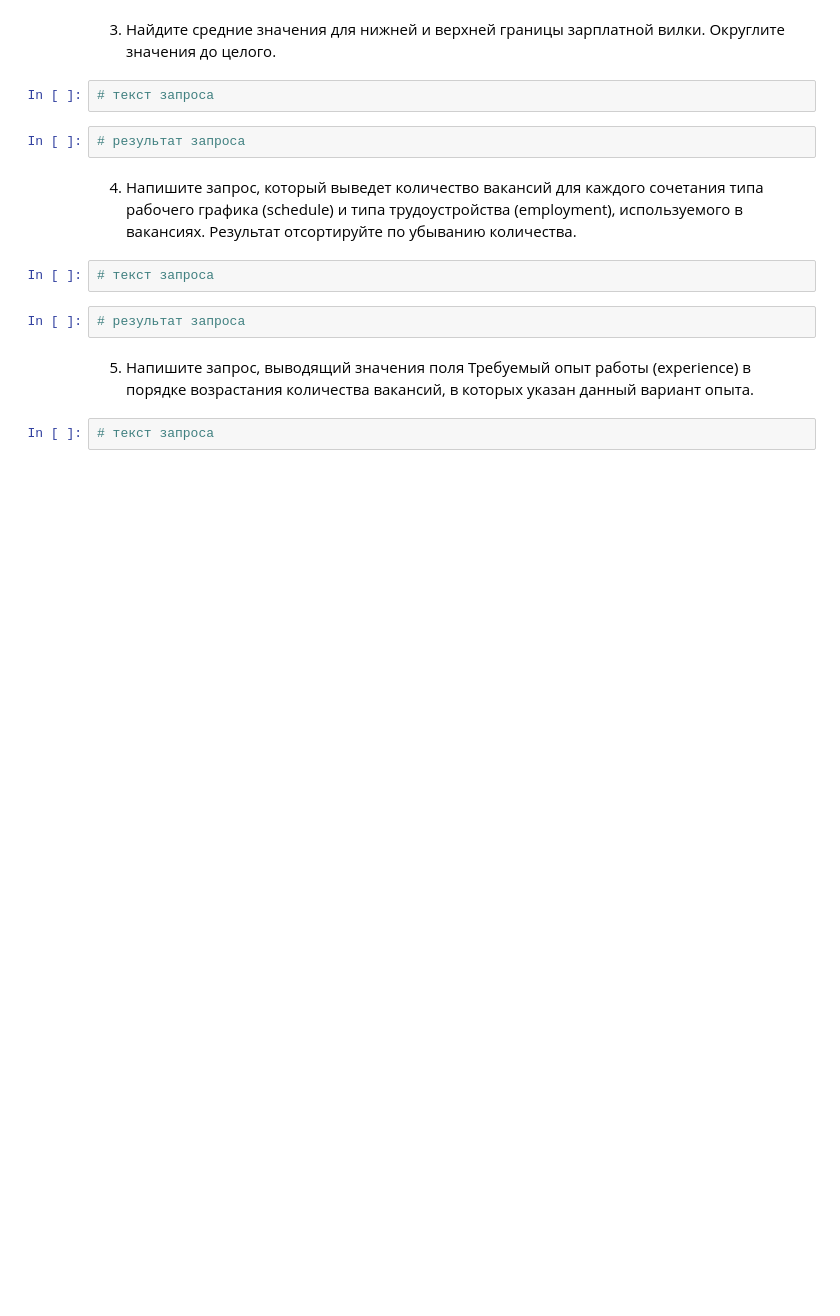
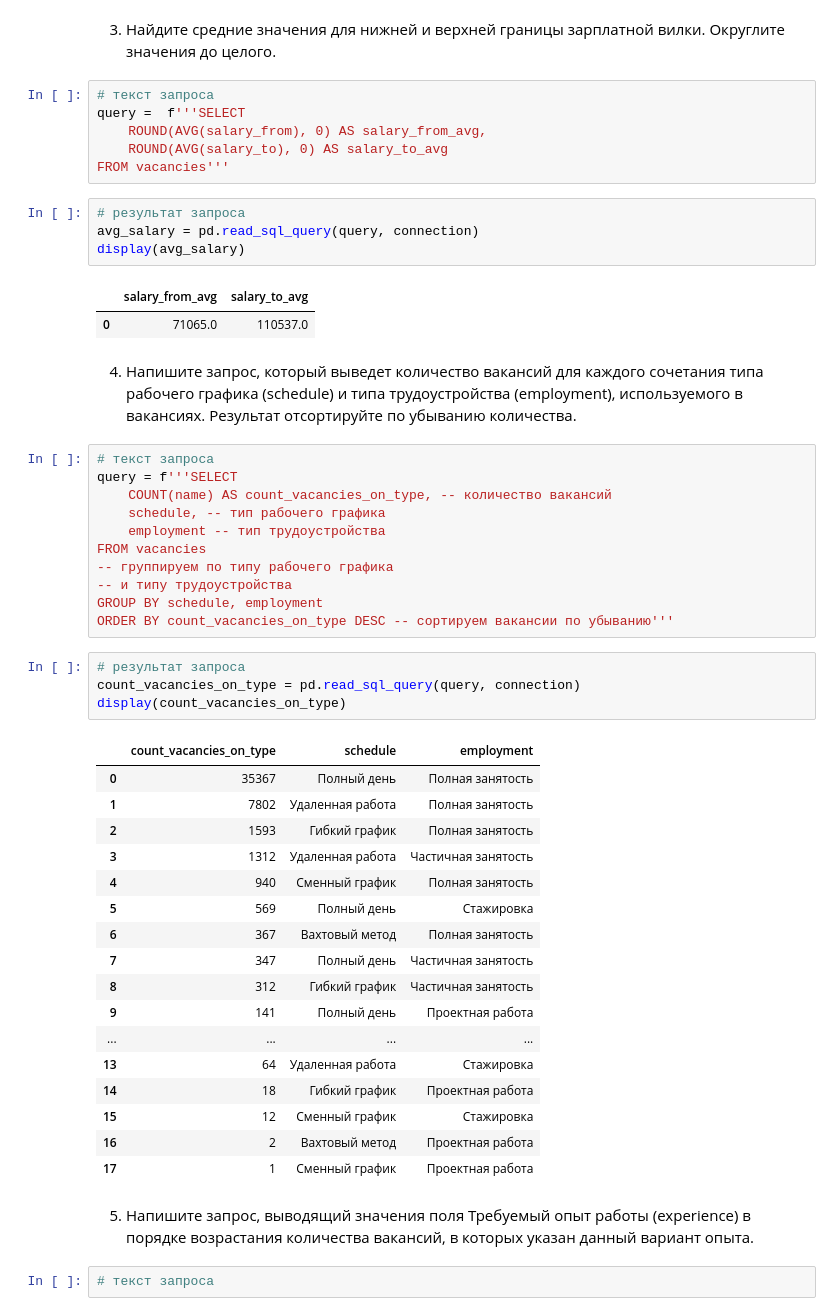
Before and after one commit to vokhmianin-da/Project2_HH_analysis, a Jupyter notebook: Project_2_Notebook.ipynb, the cells around one changed output. Drawn from its saved outputs; the diff is of its cells as text; blank space fills up the shorter version.

Commit message:
4. Детальный анализ вакансий есть, без вывода

```diff
--- a/Project_2_Notebook.ipynb
+++ b/Project_2_Notebook.ipynb
@@ -109,14 +138,52 @@ display(num_industries)
 3. Найдите средние значения для нижней и верхней границы зарплатной вилки. Округлите значения до целого.
 # %%
 # текст запроса
+query =  f'''SELECT
+    ROUND(AVG(salary_from), 0) AS salary_from_avg,
+    ROUND(AVG(salary_to), 0) AS salary_to_avg
+FROM vacancies'''
 # %%
 # результат запроса
+avg_salary = pd.read_sql_query(query, connection)
+display(avg_salary)
+# %% [output]
+|  | salary_from_avg | salary_to_avg |
+| 0 | 71065.0 | 110537.0 |
 # %% [markdown]
 4. Напишите запрос, который выведет количество вакансий для каждого сочетания типа рабочего графика (schedule) и типа трудоустройства (employment), используемого в вакансиях. Результат отсортируйте по убыванию количества.
 # %%
 # текст запроса
+query = f'''SELECT
+    COUNT(name) AS count_vacancies_on_type, -- количество вакансий
+    schedule, -- тип рабочего графика
+    employment -- тип трудоустройства
+FROM vacancies
+-- группируем по типу рабочего графика
+-- и типу трудоустройства
+GROUP BY schedule, employment
+ORDER BY count_vacancies_on_type DESC -- сортируем вакансии по убыванию'''
 # %%
 # результат запроса
+count_vacancies_on_type = pd.read_sql_query(query, connection)
+display(count_vacancies_on_type)
+# %% [output]
+|  | count_vacancies_on_type | schedule | employment |
+| 0 | 35367 | Полный день | Полная занятость |
+| 1 | 7802 | Удаленная работа | Полная занятость |
+| 2 | 1593 | Гибкий график | Полная занятость |
+| 3 | 1312 | Удаленная работа | Частичная занятость |
+| 4 | 940 | Сменный график | Полная занятость |
+| 5 | 569 | Полный день | Стажировка |
+| 6 | 367 | Вахтовый метод | Полная занятость |
+| 7 | 347 | Полный день | Частичная занятость |
+| 8 | 312 | Гибкий график | Частичная занятость |
+| 9 | 141 | Полный день | Проектная работа |
+| ... | ... | ... | ... |
+| 13 | 64 | Удаленная работа | Стажировка |
+| 14 | 18 | Гибкий график | Проектная работа |
+| 15 | 12 | Сменный график | Стажировка |
+| 16 | 2 | Вахтовый метод | Проектная работа |
+| 17 | 1 | Сменный график | Проектная работа |
 # %% [markdown]
 5. Напишите запрос, выводящий значения поля Требуемый опыт работы (experience) в порядке возрастания количества вакансий, в которых указан данный вариант опыта.
 # %%
```
Also changed, not shown: parts of 4 cells of this notebook.
